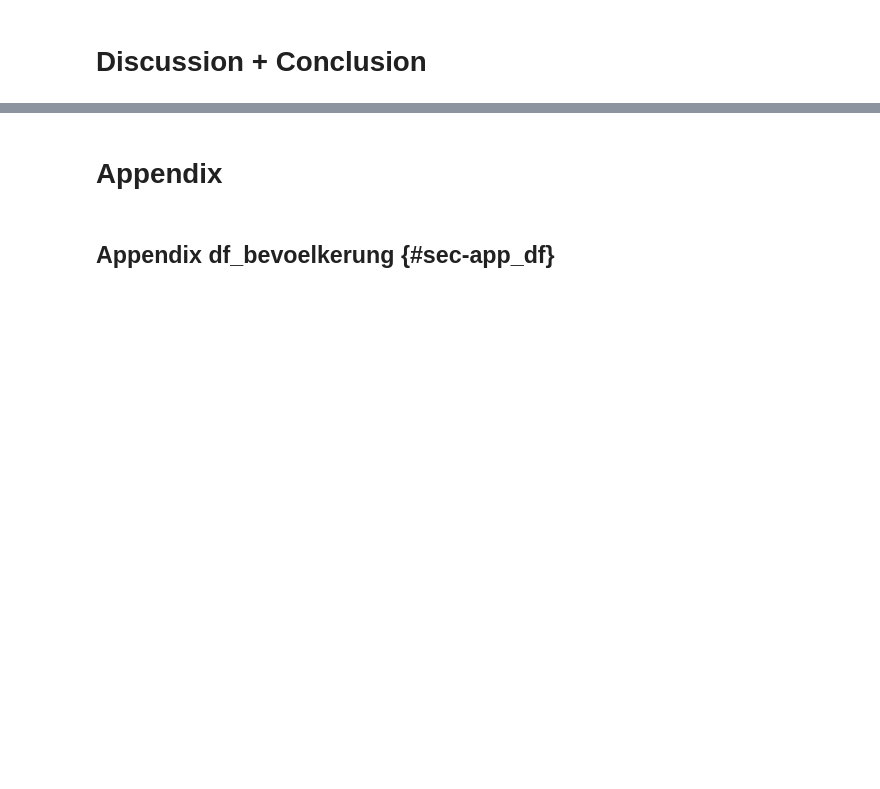
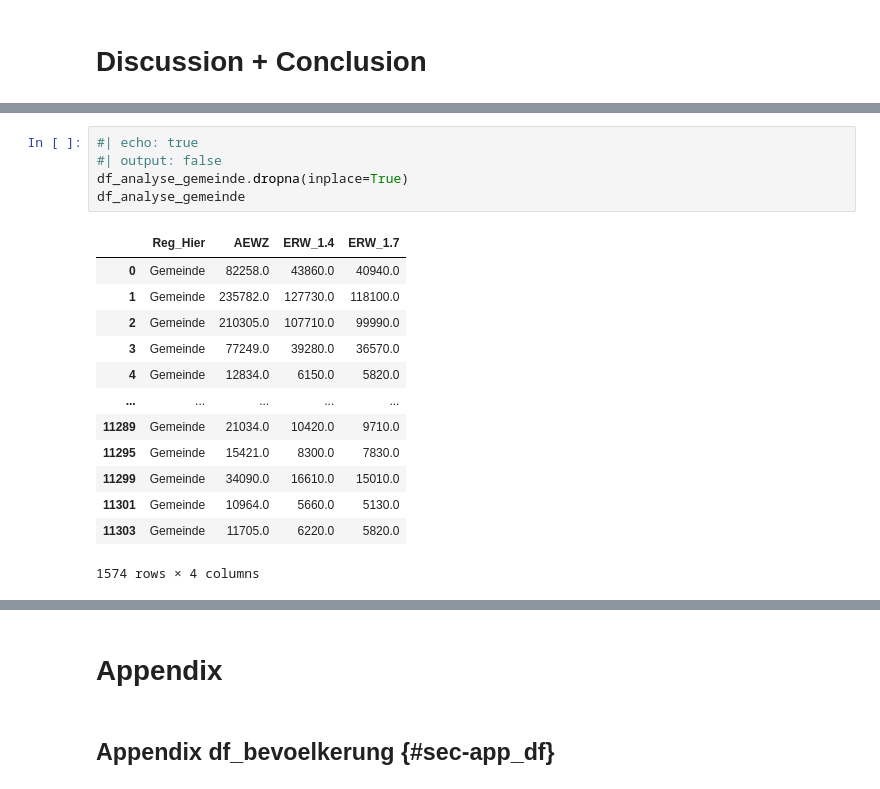
Before and after one commit to NicoHdM/ProjectHdM, a Jupyter notebook: reports/report.ipynb, the cells around one changed output, grey strips where cells are left out. Saved outputs shown, nothing was run; the diff lists cells and outputs as text; blank space fills up the shorter version.

```diff
--- a/reports/report.ipynb
+++ b/reports/report.ipynb
@@ -807,0 +857,19 @@ Aufgrund der durchgeführten Data Correction wurden die tatsächlich genutzten Z
+# %%
+#| echo: true
+#| output: false
+df_analyse_gemeinde.dropna(inplace=True)
+df_analyse_gemeinde
+# %% [output]
+|  | Reg_Hier | AEWZ | ERW_1.4 | ERW_1.7 |
+| 0 | Gemeinde | 82258.0 | 43860.0 | 40940.0 |
+| 1 | Gemeinde | 235782.0 | 127730.0 | 118100.0 |
+| 2 | Gemeinde | 210305.0 | 107710.0 | 99990.0 |
+| 3 | Gemeinde | 77249.0 | 39280.0 | 36570.0 |
+| 4 | Gemeinde | 12834.0 | 6150.0 | 5820.0 |
+| ... | ... | ... | ... | ... |
+| 11289 | Gemeinde | 21034.0 | 10420.0 | 9710.0 |
+| 11295 | Gemeinde | 15421.0 | 8300.0 | 7830.0 |
+| 11299 | Gemeinde | 34090.0 | 16610.0 | 15010.0 |
+| 11301 | Gemeinde | 10964.0 | 5660.0 | 5130.0 |
+| 11303 | Gemeinde | 11705.0 | 6220.0 | 5820.0 |
+1574 rows × 4 columns
```
Also changed, not shown: parts of 14 cells of this notebook.
